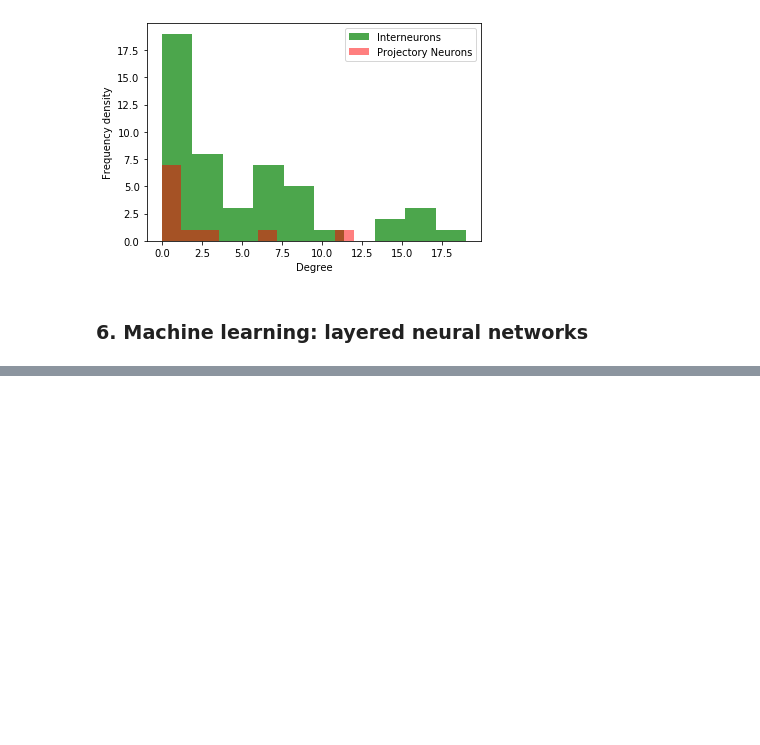
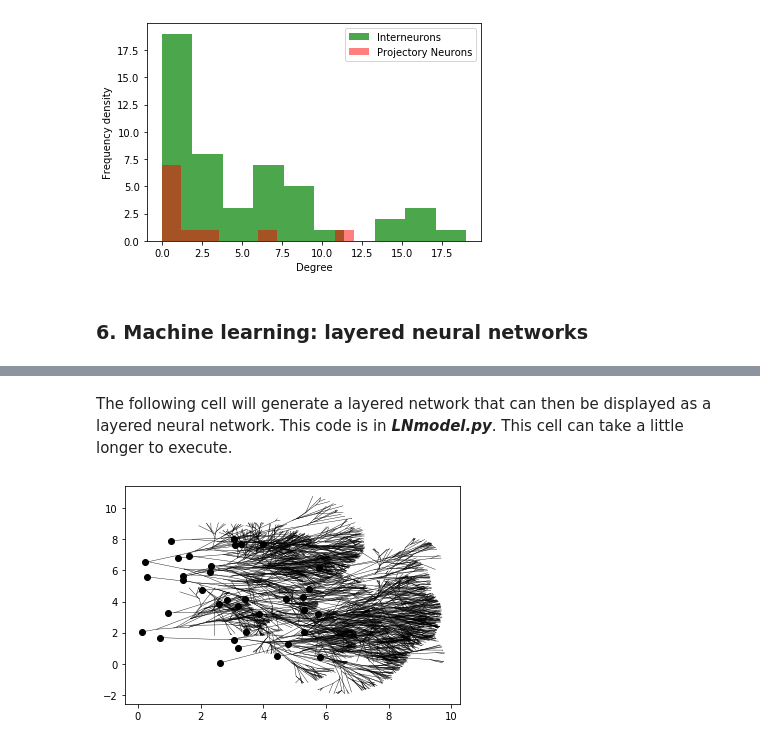
Before and after one commit to rnartallo/randomlygrownnetworks, a Jupyter notebook: HypExtRandNN.ipynb, the cells around one changed output, grey strips where cells are left out. Saved outputs shown, nothing was run; the diff lists cells and outputs as text; code cells hidden in the pictures; blank space fills up the shorter version.

```diff
--- a/HypExtRandNN.ipynb
+++ b/HypExtRandNN.ipynb
@@ -274,0 +308,8 @@ cngt.plotLocProjDegreeDistribution(degrees[0],degrees[1])
+# %% [markdown]
+The following cell will generate a layered network that can then be displayed as a layered neural network. This code is in ***LNmodel.py***. This cell can take a little longer to execute.
+# %%
+import LNmodel as ln
+#Parameters are (mu,inputLayer,outputLayer,noLayers,angle_lowerbound,angle_upperbound,T,lamb,radius)
+LayeredNetwork = ln.growRandomLayeredNetwork(1,10,10,3,-m.pi/6,m.pi/6,4,1,1)
+# %% [output]
+[figure, added]
```
Also changed, not shown: parts of 25 cells of this notebook, 4 other files.
